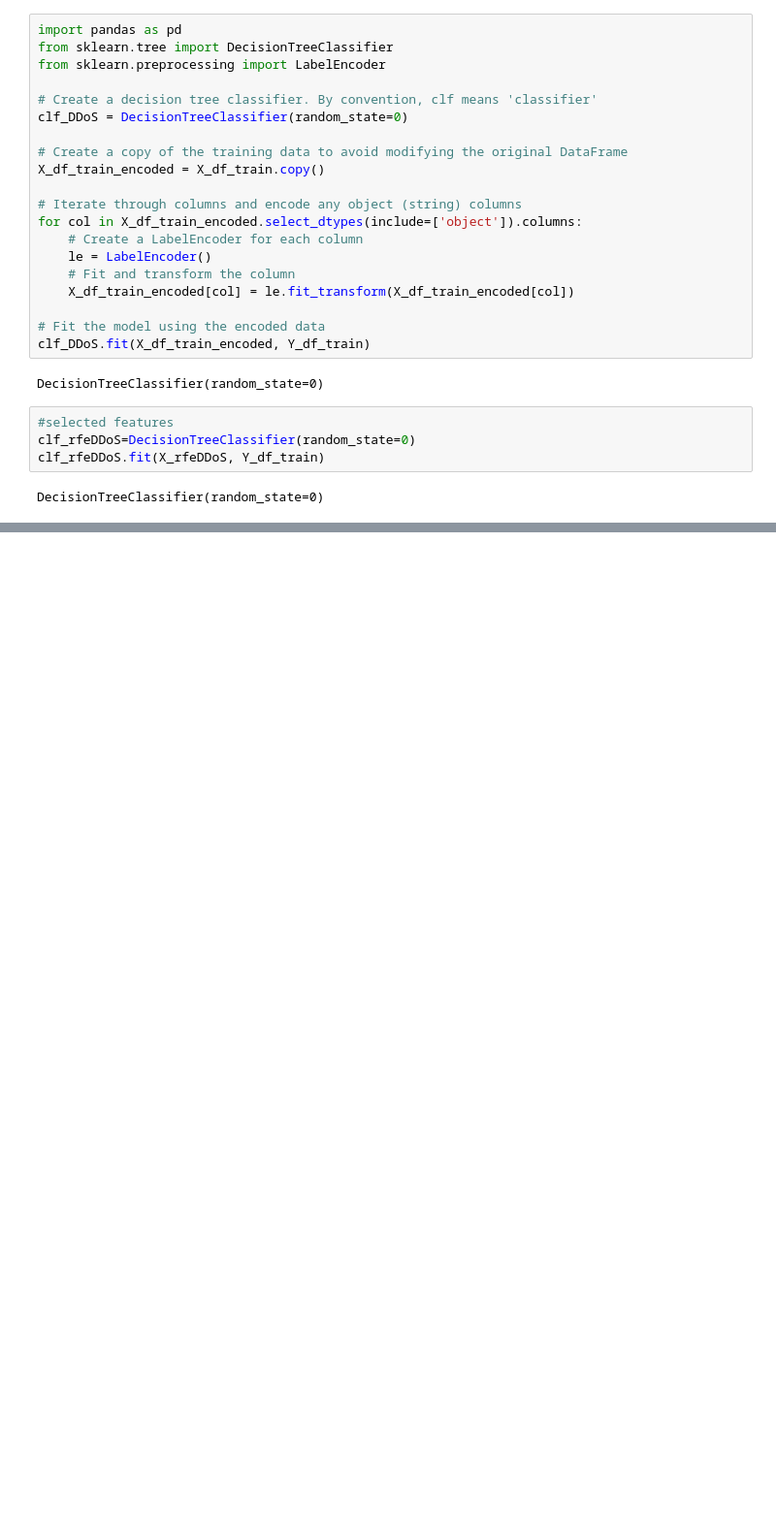
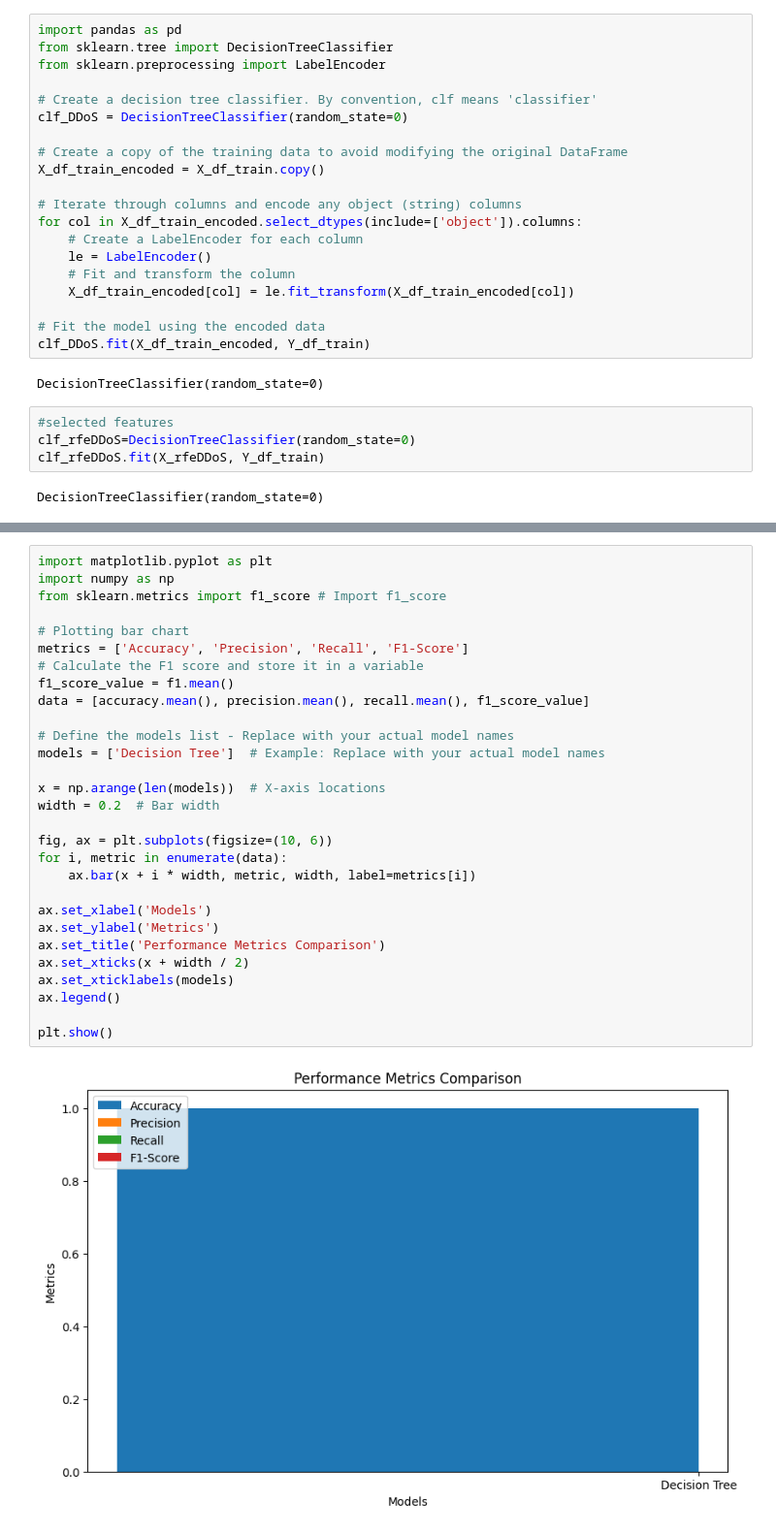
Before and after one commit to sarth-04/DDOS, a Jupyter notebook: Desicion_Trees.ipynb, the cells around one changed output, grey strips where cells are left out. Shown: that part at 97% size. Drawn from its saved outputs; the diff is of its cells as text; blank space fills up the shorter version.

Commit message:
graphs

```diff
--- a/Desicion_Trees.ipynb
+++ b/Desicion_Trees.ipynb
@@ -393,0 +456,31 @@ print("F-measure: %0.5f (+/- %0.5f)" % (f.mean(), f.std() * 2))
+# %%
+import matplotlib.pyplot as plt
+import numpy as np
+from sklearn.metrics import f1_score # Import f1_score
+
+# Plotting bar chart
+metrics = ['Accuracy', 'Precision', 'Recall', 'F1-Score']
+# Calculate the F1 score and store it in a variable
+f1_score_value = f1.mean()
+data = [accuracy.mean(), precision.mean(), recall.mean(), f1_score_value]
+
+# Define the models list - Replace with your actual model names
+models = ['Decision Tree']  # Example: Replace with your actual model names
+
+x = np.arange(len(models))  # X-axis locations
+width = 0.2  # Bar width
+
+fig, ax = plt.subplots(figsize=(10, 6))
+for i, metric in enumerate(data):
+    ax.bar(x + i * width, metric, width, label=metrics[i])
+
+ax.set_xlabel('Models')
+ax.set_ylabel('Metrics')
+ax.set_title('Performance Metrics Comparison')
+ax.set_xticks(x + width / 2)
+ax.set_xticklabels(models)
+ax.legend()
+
+plt.show()
+# %% [output]
+[figure, added]
```
Also changed, not shown: parts of 21 cells of this notebook.
